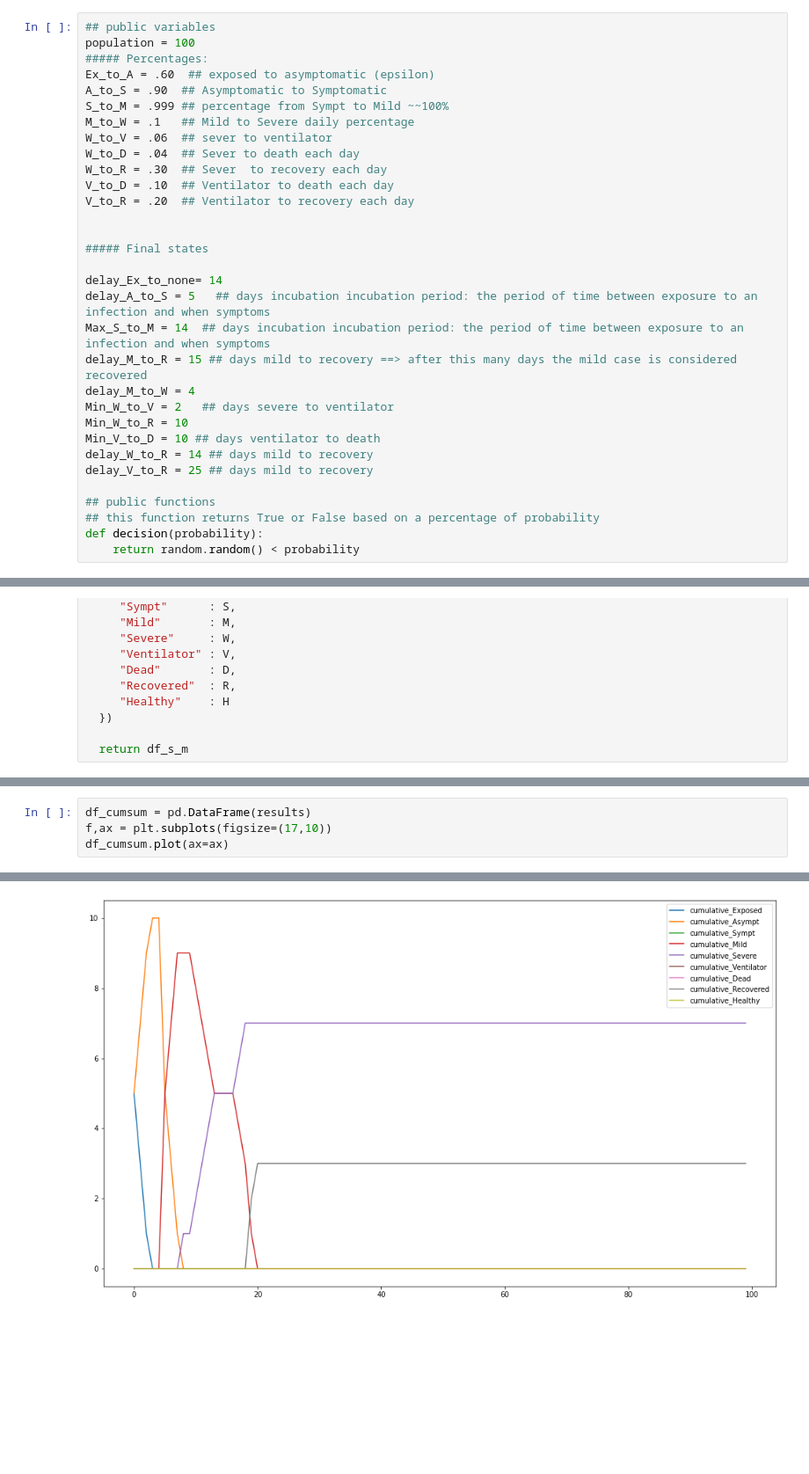
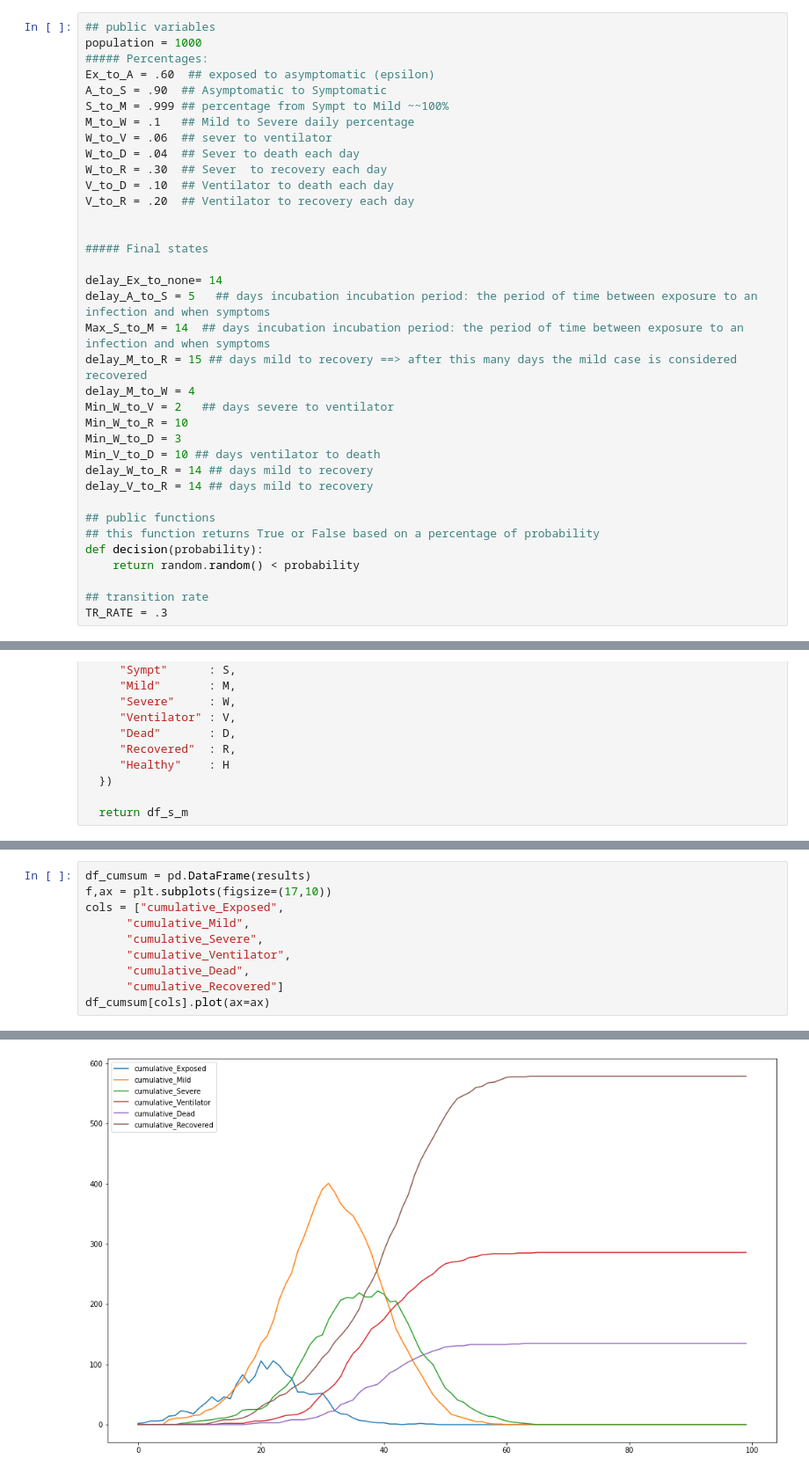
Before and after one commit to akhavan12/discrete_covid_model, a Jupyter notebook: V4_Model.ipynb, the cells around one changed output, grey strips where cells are left out. Shown: that part at 88% size. Cells and saved outputs as stored; diff of their text form; blank space fills up the shorter version.

```diff
--- a/V4_Model.ipynb
+++ b/V4_Model.ipynb
@@ -37,7 +37,7 @@ import tqdm
 import random
 # %%
 ## public variables
-population = 100
+population = 1000
 ##### Percentages:
 Ex_to_A = .60  ## exposed to asymptomatic (epsilon)
 A_to_S = .90  ## Asymptomatic to Symptomatic
@@ -59,14 +59,18 @@ delay_M_to_R = 15 ## days mild to recovery ==> after this many days the mild cas
 delay_M_to_W = 4
 Min_W_to_V = 2   ## days severe to ventilator
 Min_W_to_R = 10
+Min_W_to_D = 3
 Min_V_to_D = 10 ## days ventilator to death
 delay_W_to_R = 14 ## days mild to recovery
-delay_V_to_R = 25 ## days mild to recovery
+delay_V_to_R = 14 ## days mild to recovery
 
 ## public functions
 ## this function returns True or False based on a percentage of probability
 def decision(probability):
     return random.random() < probability
+
+## transition rate
+TR_RATE = .3
 # %%
 def initialize(inital_expose=10):
 
@@ -255,7 +295,13 @@ Condition 1 5
 # %%
 df_cumsum = pd.DataFrame(results)
 f,ax = plt.subplots(figsize=(17,10))
-df_cumsum.plot(ax=ax)
+cols = ["cumulative_Exposed",
+      "cumulative_Mild",
+      "cumulative_Severe",
+      "cumulative_Ventilator",
+      "cumulative_Dead",
+      "cumulative_Recovered"]
+df_cumsum[cols].plot(ax=ax)
 # %% [output]
 <matplotlib.axes._subplots.AxesSubplot at 0x...>
-[figure, old version]
+[figure, new version]
```
Also changed, not shown: parts of 6 cells of this notebook.
